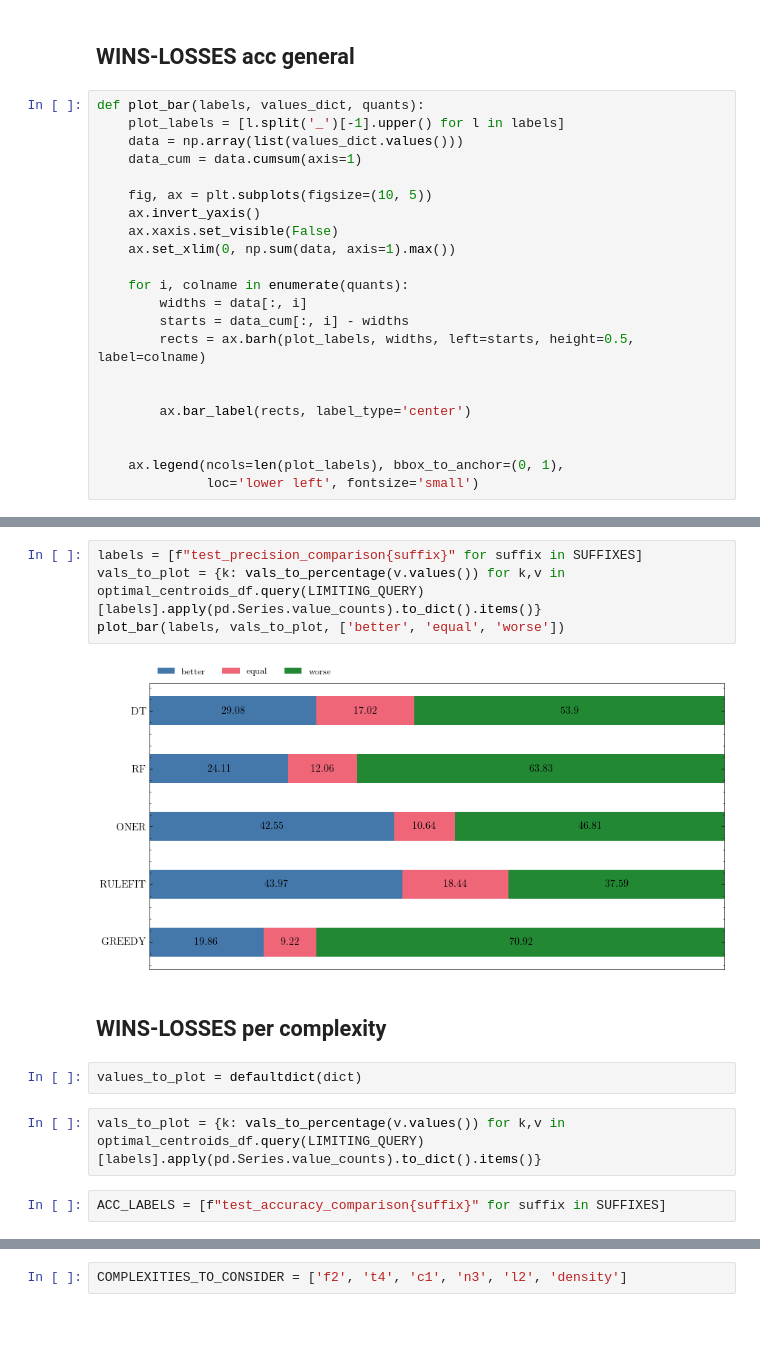
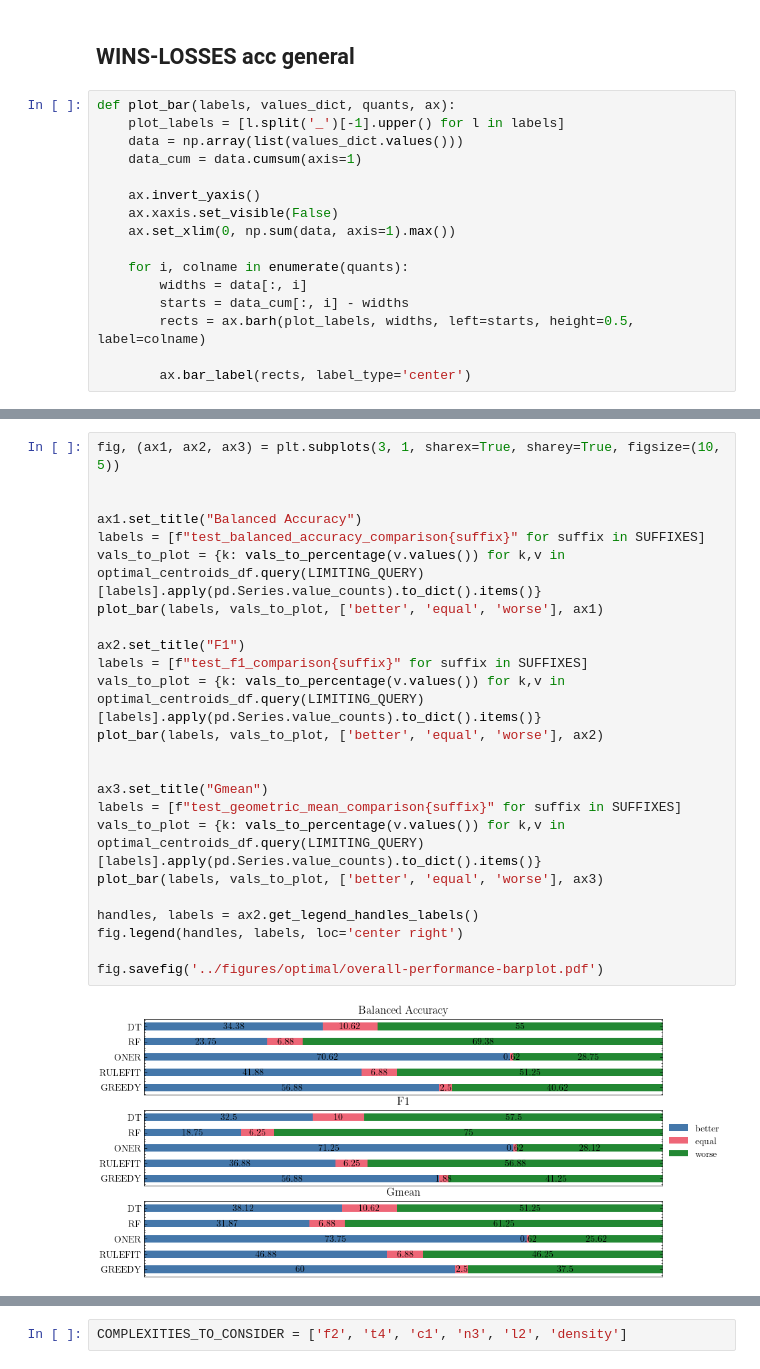
Before and after one commit to bgulowaty/phd, a Jupyter notebook: results/optimal-centroid-results.ipynb, the cells around one changed output, grey strips where cells are left out. Drawn from its saved outputs; the diff is of its cells as text; blank space fills up the shorter version.

```diff
--- a/results/optimal-centroid-results.ipynb
+++ b/results/optimal-centroid-results.ipynb
@@ -238,12 +267,11 @@ def vals_to_percentage(l):
 # %% [markdown]
 ## WINS-LOSSES acc general
 # %%
-def plot_bar(labels, values_dict, quants):
+def plot_bar(labels, values_dict, quants, ax):
     plot_labels = [l.split('_')[-1].upper() for l in labels]
     data = np.array(list(values_dict.values()))
     data_cum = data.cumsum(axis=1)
 
-    fig, ax = plt.subplots(figsize=(10, 5))
     ax.invert_yaxis()
     ax.xaxis.set_visible(False)
     ax.set_xlim(0, np.sum(data, axis=1).max())
@@ -253,9 +281,4 @@ def plot_bar(labels, values_dict, quants):
         starts = data_cum[:, i] - widths
         rects = ax.barh(plot_labels, widths, left=starts, height=0.5, label=colname)
 
-
         ax.bar_label(rects, label_type='center')
-
-
-    ax.legend(ncols=len(plot_labels), bbox_to_anchor=(0, 1),
-              loc='lower left', fontsize='small')
@@ -279,14 +285,26 @@ plot_bar(labels, vals_to_plot, ['better', 'equal', 'worse'])
-# %%
-labels = [f"test_precision_comparison{suffix}" for suffix in SUFFIXES]
-vals_to_plot = {k: vals_to_percentage(v.values()) for k,v in optimal_centroids_df.query(LIMITING_QUERY)[labels].apply(pd.Series.value_counts).to_dict().items()}
-plot_bar(labels, vals_to_plot, ['better', 'equal', 'worse'])
-# %% [output]
-[figure, removed]
-# %% [markdown]
-## WINS-LOSSES per complexity
-# %%
-values_to_plot = defaultdict(dict)
-# %%
-vals_to_plot = {k: vals_to_percentage(v.values()) for k,v in optimal_centroids_df.query(LIMITING_QUERY)[labels].apply(pd.Series.value_counts).to_dict().items()}
-# %%
-ACC_LABELS = [f"test_accuracy_comparison{suffix}" for suffix in SUFFIXES]
+# %%
+fig, (ax1, ax2, ax3) = plt.subplots(3, 1, sharex=True, sharey=True, figsize=(10, 5))
+
+
+ax1.set_title("Balanced Accuracy")
+labels = [f"test_balanced_accuracy_comparison{suffix}" for suffix in SUFFIXES]
+vals_to_plot = {k: vals_to_percentage(v.values()) for k,v in optimal_centroids_df.query(LIMITING_QUERY)[labels].apply(pd.Series.value_counts).to_dict().items()}
+plot_bar(labels, vals_to_plot, ['better', 'equal', 'worse'], ax1)
+
+ax2.set_title("F1")
+labels = [f"test_f1_comparison{suffix}" for suffix in SUFFIXES]
+vals_to_plot = {k: vals_to_percentage(v.values()) for k,v in optimal_centroids_df.query(LIMITING_QUERY)[labels].apply(pd.Series.value_counts).to_dict().items()}
+plot_bar(labels, vals_to_plot, ['better', 'equal', 'worse'], ax2)
+
+
+ax3.set_title("Gmean")
+labels = [f"test_geometric_mean_comparison{suffix}" for suffix in SUFFIXES]
+vals_to_plot = {k: vals_to_percentage(v.values()) for k,v in optimal_centroids_df.query(LIMITING_QUERY)[labels].apply(pd.Series.value_counts).to_dict().items()}
+plot_bar(labels, vals_to_plot, ['better', 'equal', 'worse'], ax3)
+
+handles, labels = ax2.get_legend_handles_labels()
+fig.legend(handles, labels, loc='center right')
+
+fig.savefig('../figures/optimal/overall-performance-barplot.pdf')
+# %% [output]
+[figure, added]
```
Also changed, not shown: parts of 98 cells of this notebook, 7 other files.
